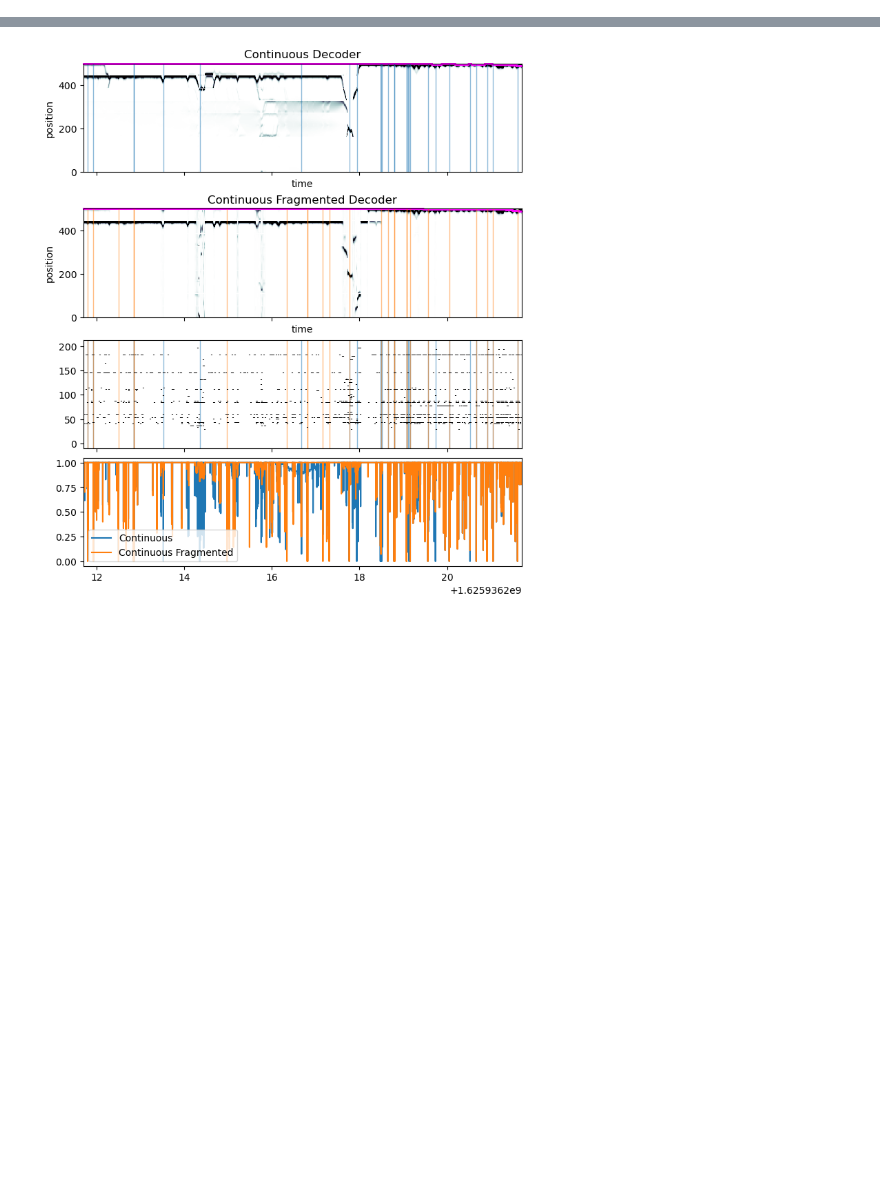
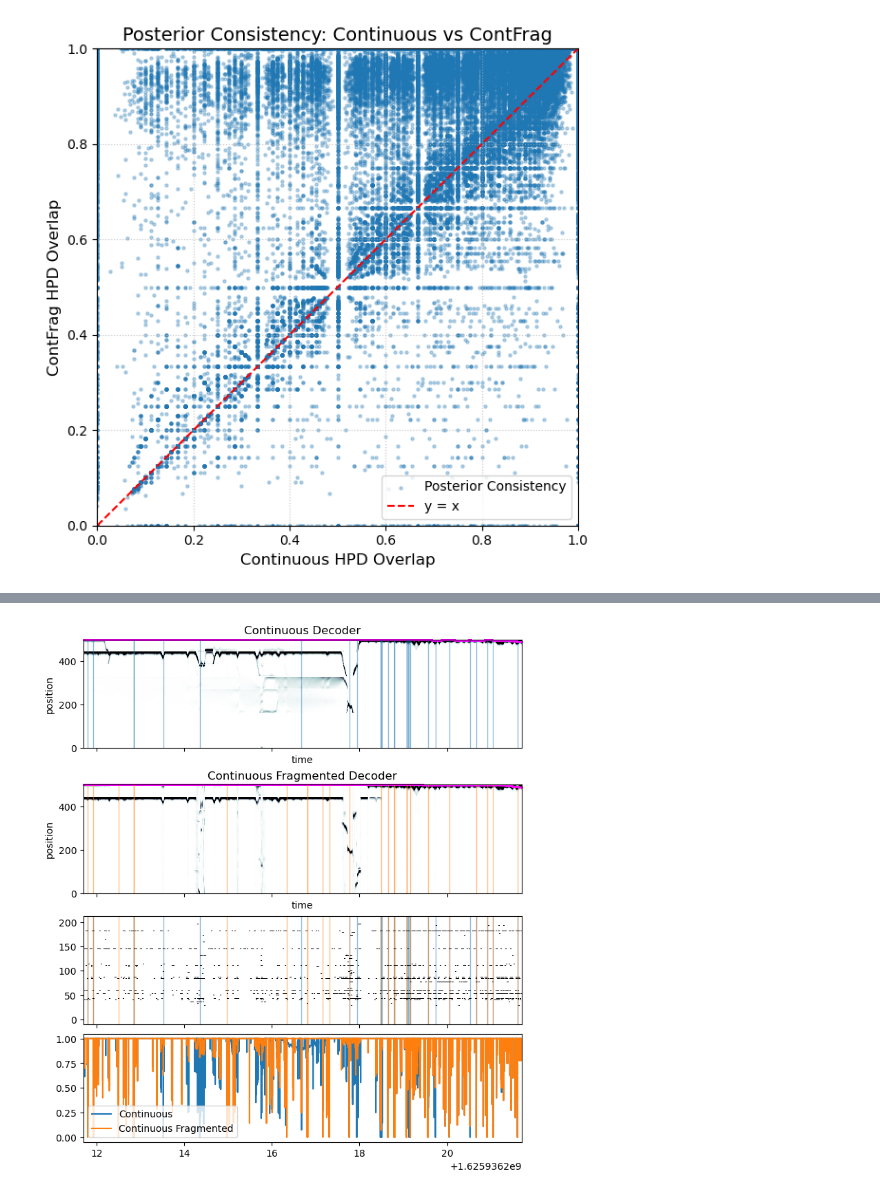
Before and after one commit to LorenFrankLab/non_local_detector, a Jupyter notebook: notebooks/model_checking.ipynb, the cells around one changed output, grey strips where cells are left out. Drawn from its saved outputs; the diff is of its cells as text; code cells hidden in the pictures; blank space fills up the shorter version.

```diff
--- a/notebooks/model_checking.ipynb
+++ b/notebooks/model_checking.ipynb
@@ -137,3 +451,24 @@ cont_frag_hpd_overlap = posterior_consistency_hpd_overlap(
+# %%
+plt.figure(figsize=(6, 6))
+plt.scatter(
+    cont_hpd_overlap,
+    cont_frag_hpd_overlap,
+    alpha=0.3,
+    s=5,
+    color="tab:blue",
+    label="Posterior Consistency",
+)
+plt.plot([0, 1], [0, 1], color="red", linestyle="--", label="y = x")
+plt.xlabel("Continuous HPD Overlap", fontsize=12)
+plt.ylabel("ContFrag HPD Overlap", fontsize=12)
+plt.title("Posterior Consistency: Continuous vs ContFrag", fontsize=14)
+plt.xlim(0, 1)
+plt.ylim(0, 1)
+plt.grid(True, linestyle=":", alpha=0.7)
+plt.legend()
+plt.tight_layout()
+# %% [output]
+[figure, added]
 # %%
 import matplotlib.pyplot as plt
 from scipy.ndimage import label
```
Also changed, not shown: parts of 14 cells of this notebook.
